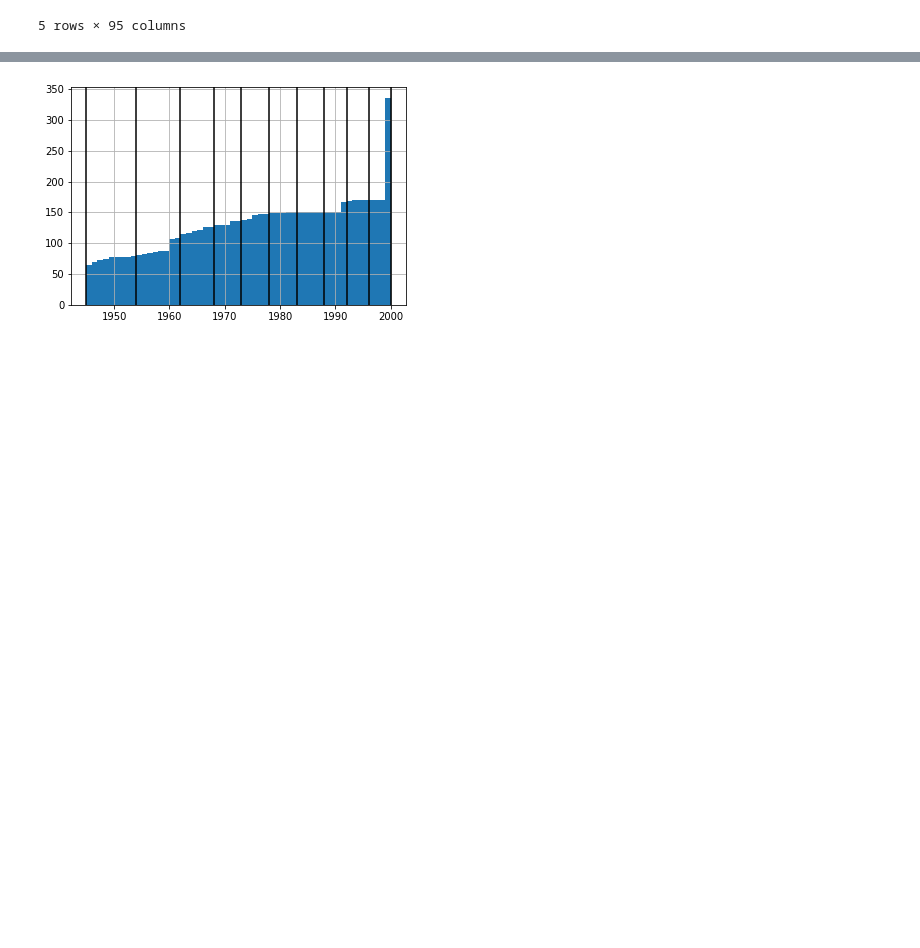
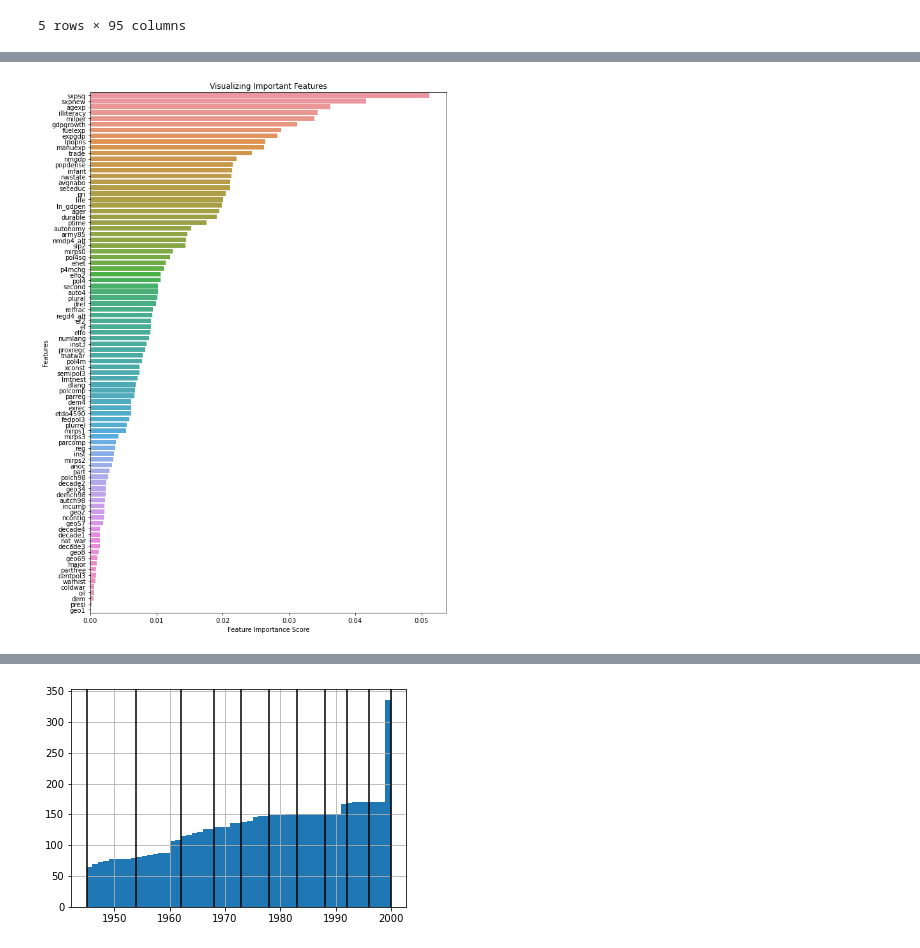
Before and after one commit to epfl-ada/ada-2020-project-milestone-p3-p3_adaconda, a Jupyter notebook: P4 Merge.ipynb, the cells around one changed output, grey strips where cells are left out. Cells and saved outputs as stored; diff of their text form; code cells hidden in the pictures; blank space fills up the shorter version.

```diff
--- a/P4 Merge.ipynb
+++ b/P4 Merge.ipynb
@@ -266,0 +255,14 @@ plt.show()
+# %%
+feature_imp = pd.Series(clf.feature_importances_,index=training_set.columns).sort_values(ascending=False)
+boost_feature_imp = pd.Series(boostclf.feature_importances_,index=training_set.columns).sort_values(ascending=False)
+# %%
+# Creating a bar plot
+plt.figure(figsize = (10, 15))
+sns.barplot(x=feature_imp, y=feature_imp.index)
+# Add labels to your graph
+plt.xlabel('Feature Importance Score')
+plt.ylabel('Features')
+plt.title("Visualizing Important Features")
+plt.show()
+# %% [output]
+[figure, added]
```
Also changed, not shown: parts of 31 cells of this notebook.
